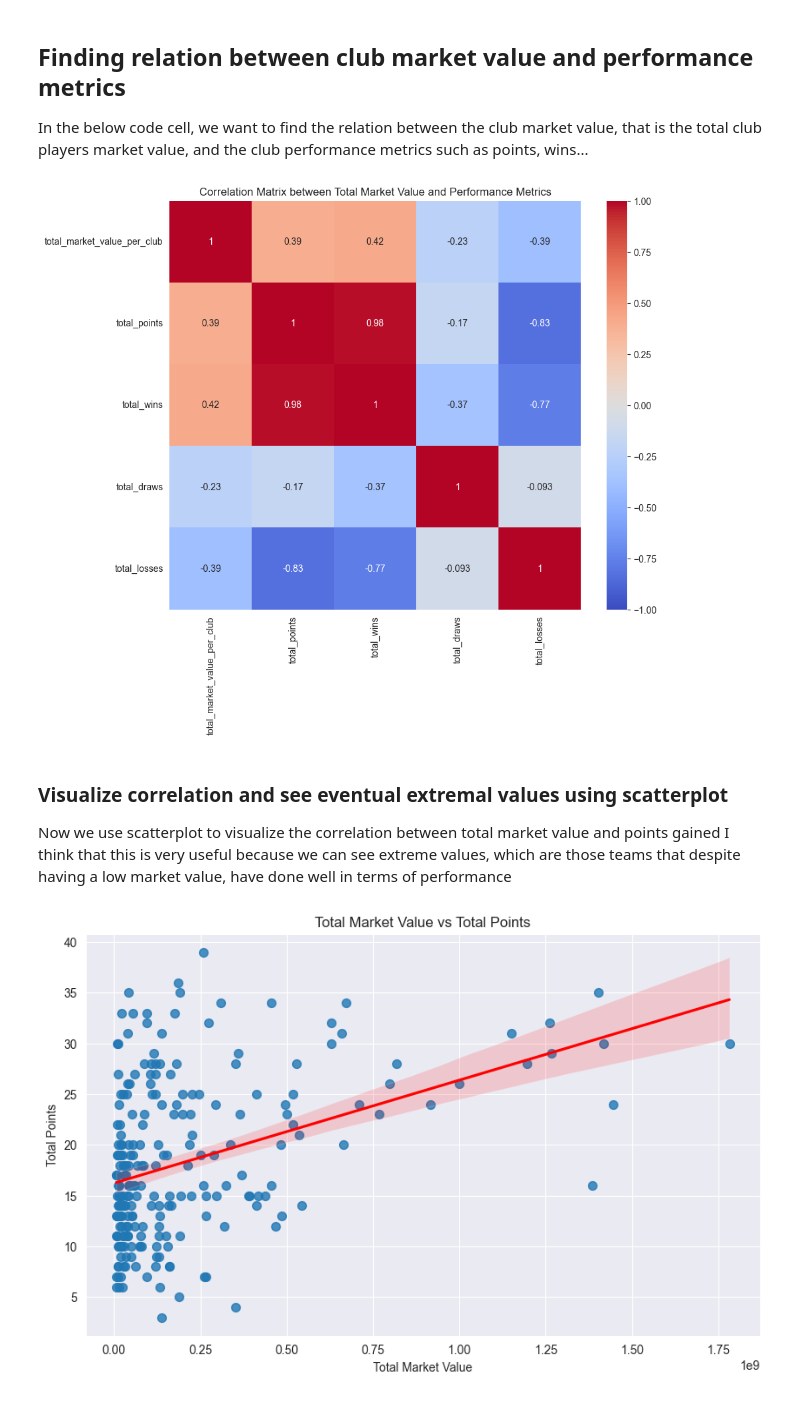
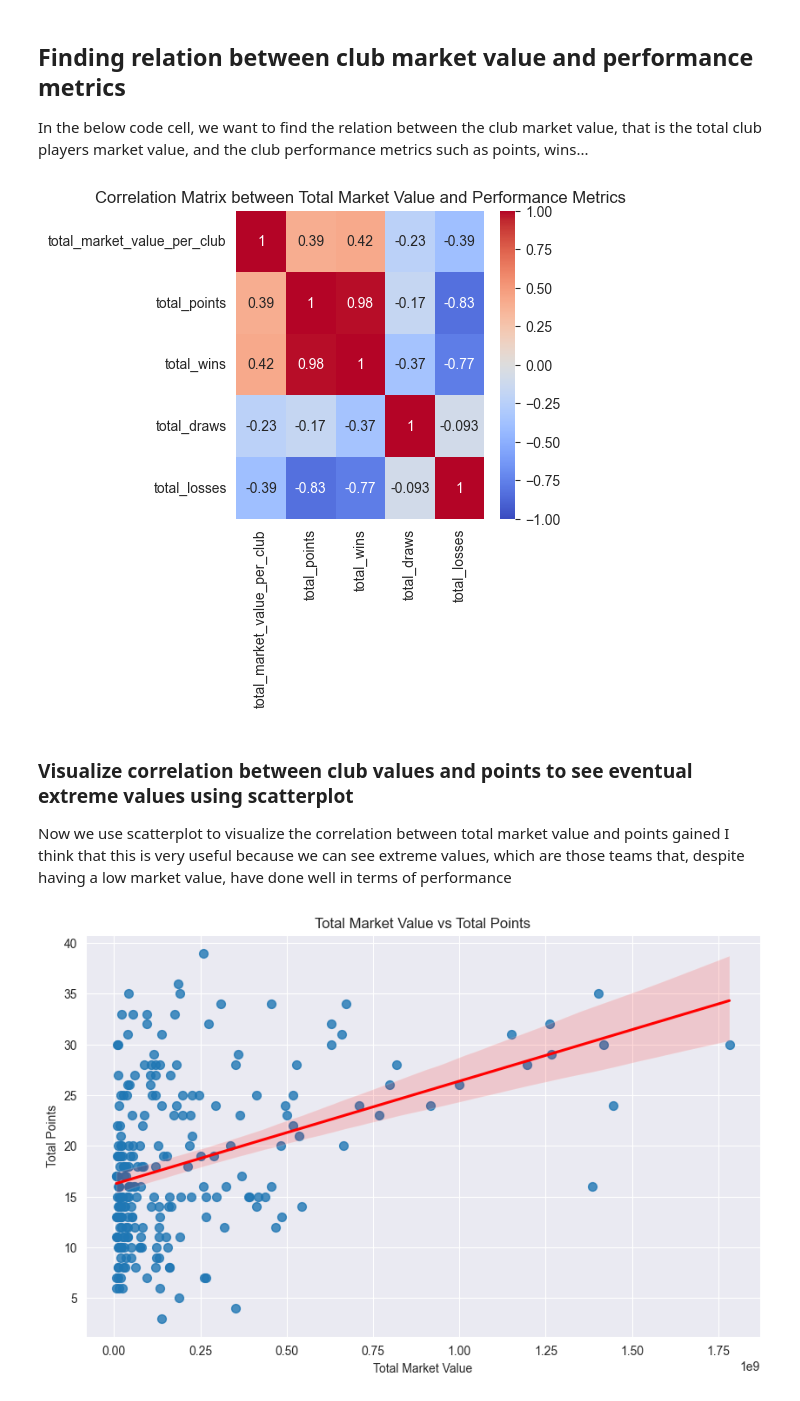
Before and after one commit to BonincontroL/IumTweb_project, a Jupyter notebook: solution/DataAnalysis/JupyterNotebooks/clubvalue_vs_performance.ipynb, the cells around one changed output. Saved outputs shown, nothing was run; the diff lists cells and outputs as text; code cells hidden in the pictures.

```diff
--- a/solution/DataAnalysis/JupyterNotebooks/clubvalue_vs_performance.ipynb
+++ b/solution/DataAnalysis/JupyterNotebooks/clubvalue_vs_performance.ipynb
@@ -373,18 +378,18 @@ In the below code cell, we want to find the relation between the club market val
 # %%
 # Calculate the correlation matrix
 correlation_matrix = mean_market_value_per_club[['total_market_value_per_club', 'total_points', 'total_wins', 'total_draws', 'total_losses']].corr()
 
 # Visualize the correlation matrix using a heatmap
-plt.figure(figsize=(10, 8))
+plt.figure(figsize=(4, 4))
 sns.heatmap(correlation_matrix, annot=True, cmap='coolwarm', vmin=-1, vmax=1)
 plt.title('Correlation Matrix between Total Market Value and Performance Metrics')
 plt.show()
 # %% [output]
-[figure, old version]
+[figure, new version]
 # %% [markdown]
-### Visualize correlation and see eventual extremal values using scatterplot
+### Visualize correlation between club values and points to see eventual extreme values using scatterplot
 Now we use scatterplot to visualize the correlation between total market value and points gained
-I think that this is very useful because we can see extreme values, which are those teams that despite having a low market value, have done well in terms of performance
+I think that this is very useful because we can see extreme values, which are those teams that, despite having a low market value, have done well in terms of performance
 # %%
 # Scatter plot with regression line for total market value vs total points
 plt.figure(figsize=(10, 6))
```
Also changed, not shown: parts of 30 cells of this notebook, 5 other files.
